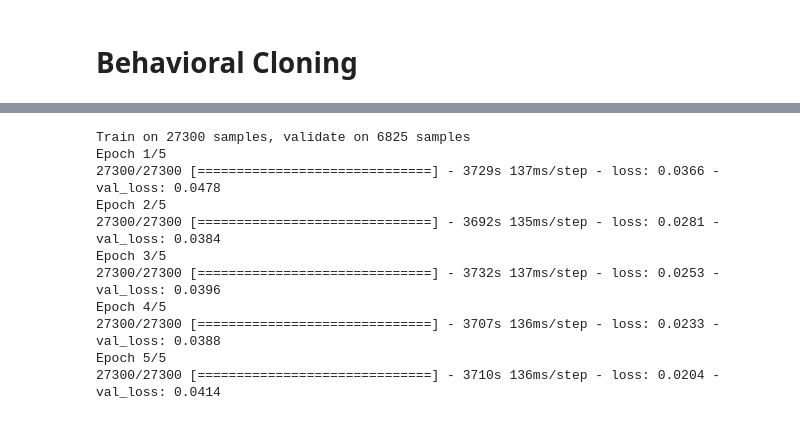
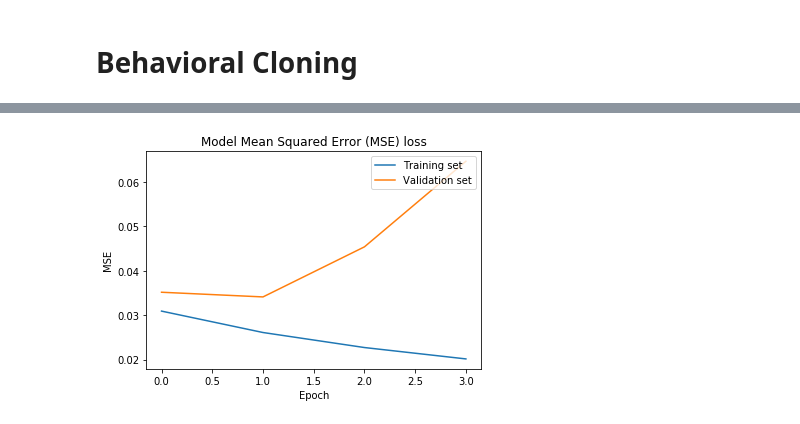
Before and after one commit to GrandMasterJedi/MyBehavioralCloneDriving, a Jupyter notebook: main.ipynb, the cells around one changed output, grey strips where cells are left out. Saved outputs shown, nothing was run; the diff lists cells and outputs as text; code cells hidden in the pictures.

```diff
--- a/main.ipynb
+++ b/main.ipynb
@@ -209,0 +202,6 @@ print(y.shape)
+# %%
+mymod4 = MyKerasArchitecture(inputShape)
+mymod4.compile(loss="mse", optimizer="adam")
+# %%
+mf = mymod4.fit(X, y, validation_split=0.2, shuffle=True, epochs = 4)
+mymod4.save("model4.h5")
@@ -210,45 +245,43 @@ print(y.shape)
+# %%
+### plot the training and validation loss for each epoch
+plt.plot(mf.history['loss'])
+plt.plot(mf.history['val_loss'])
+plt.title('Model Mean Squared Error (MSE) loss')
+plt.ylabel('MSE')
+plt.xlabel('Epoch')
+plt.legend(['Training set', 'Validation set'], loc='upper right')
+plt.show()
+# %% [output]
+[figure, added]
 # %%
 
-model = Sequential()
 
-# Data preprocessing.
-## normalize. Improve substantially
-model.add(Lambda(lambda x: x/255.0 - 0.5, input_shape = (160,320,3)) )
+# # Data preprocessing.
+# ## normalize. Improve substantially
+# model.add(Lambda(lambda x: x/255.0 - 0.5, input_shape = (160,320,3)) )
 
-## Cropping. Remove top 70 pixels and bottom 25 pixels
-model.add(Cropping2D(cropping = ((70,25), (0,0))))
+# ## Cropping. Remove top 60 pixels and bottom 20 pixels
+# model.add(Cropping2D(cropping = ((50,20), (0,0))))
 
-# MyNet architecture
-model.add(Conv2D(9, (10,10), padding='valid', activation = "relu"))
-model.add(MaxPooling2D())
+# # MyNet architecture
+# model.add(Conv2D(9, (10,10), padding='valid', activation = "relu"))
+# model.add(MaxPooling2D())
 
-# 5x5 convolution, 6 filters
-model.add(Conv2D(27, (6,6), padding='valid', activation = None))
-model.add(Conv2D(81, (3,3), padding='valid', activation = "relu"))
-model.add(MaxPooling2D())
+# # 5x5 convolution, 6 filters
+# model.add(Conv2D(27, (6,6), padding='valid', activation = "relu"))
+# model.add(Conv2D(27, (3,3), padding='valid', activation = "relu"))
+# model.add(MaxPooling2D())
 
-# Flat layer
-model.add(Flatten())
+# # Flat layer
+# model.add(Flatten())
 
-# relu(xw +b)
-model.add(Dense(150, activation = "relu"))
-model.add(Dense(50, activation = "relu"))
-model.add(Dense(1))
+# # relu(xw +b)
+# model.add(Dense(100, activation = "relu"))
+# model.add(Dense(50, activation = "relu"))
+# model.add(Dense(1))
 
-model.compile(loss="mse", optimizer="adam")
+# model.compile(loss="mse", optimizer="adam")
 
-model.fit(X, y, validation_split=0.2, shuffle=True, epochs = 5)
-model.save("model1.h5")
+# mf = model.fit(X, y, validation_split=0.2, shuffle=True, epochs = 4)
+# model.save("model2.h5")
-# %% [output]
-Train on 27300 samples, validate on 6825 samples
-Epoch 1/5
-27300/27300 [==============================] - 3729s 137ms/step - loss: 0.0366 - val_loss: 0.0478
-Epoch 2/5
-27300/27300 [==============================] - 3692s 135ms/step - loss: 0.0281 - val_loss: 0.0384
-Epoch 3/5
-27300/27300 [==============================] - 3732s 137ms/step - loss: 0.0253 - val_loss: 0.0396
-Epoch 4/5
-27300/27300 [==============================] - 3707s 136ms/step - loss: 0.0233 - val_loss: 0.0388
-Epoch 5/5
-27300/27300 [==============================] - 3710s 136ms/step - loss: 0.0204 - val_loss: 0.0414
 # %%
```
Also changed, not shown: parts of 27 cells of this notebook, 3 other files.
